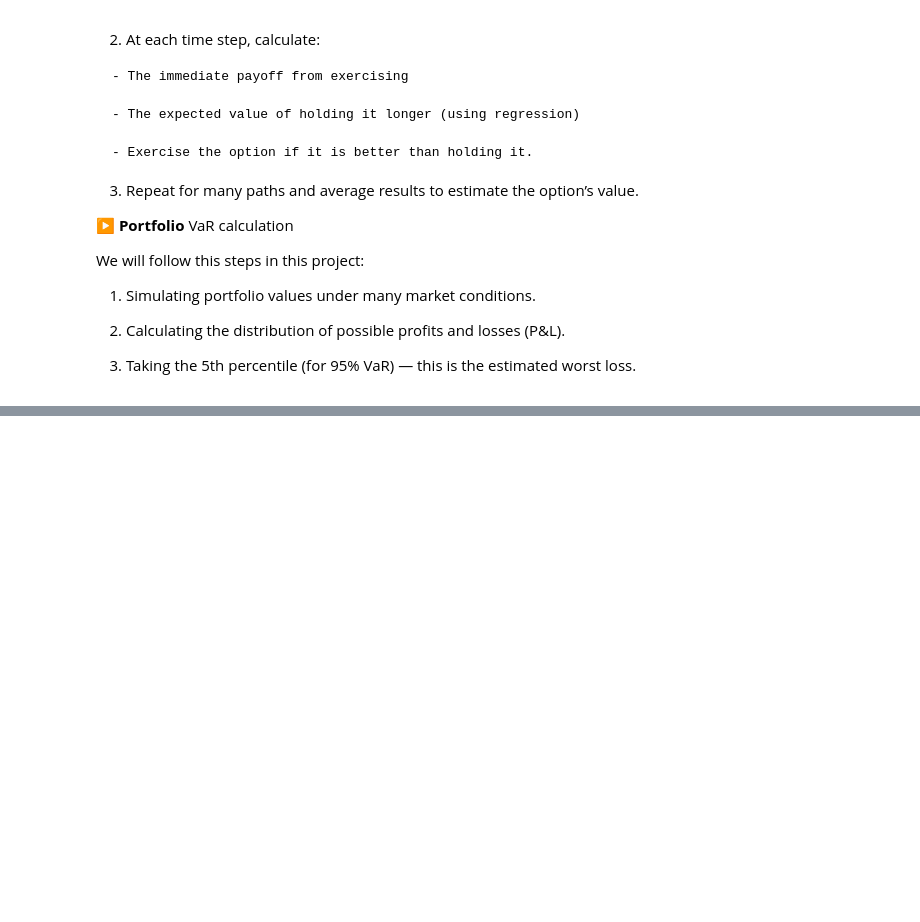
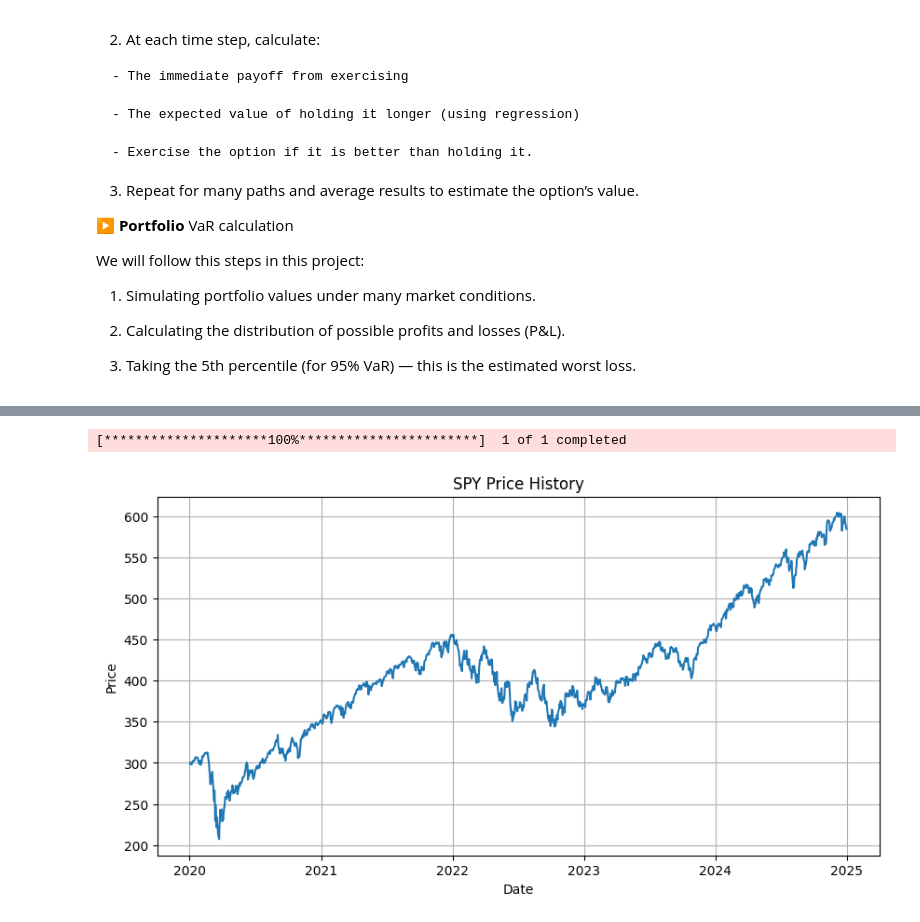
Before and after one commit to glorivaas/Risk_Measures, a Jupyter notebook: FINAL_PROJECT.ipynb, the cells around one changed output, grey strips where cells are left out. Cells and saved outputs as stored; diff of their text form; code cells hidden in the pictures; blank space fills up the shorter version.

```diff
--- a/FINAL_PROJECT.ipynb
+++ b/FINAL_PROJECT.ipynb
@@ -56,0 +67,23 @@ We will follow this steps in this project:
+# %%
+import yfinance as yf
+import pandas as pd
+import matplotlib.pyplot as plt
+import numpy as np
+
+ticker = 'SPY'
+start_date = '2020-01-01'
+end_date = '2025-01-01'
+
+spy_data = yf.download(ticker, start=start_date, end=end_date)
+spy_data = spy_data[['Close']].rename(columns={'Close': 'Price'})
+
+plt.figure(figsize=(10, 5))
+plt.plot(spy_data.index, spy_data['Price'])
+plt.title('SPY Price History')
+plt.xlabel('Date')
+plt.ylabel('Price')
+plt.grid(True)
+plt.show()
+# %% [output]
+[*********************100%***********************]  1 of 1 completed
+[figure, added]
```
Also changed, not shown: parts of 8 cells of this notebook.
